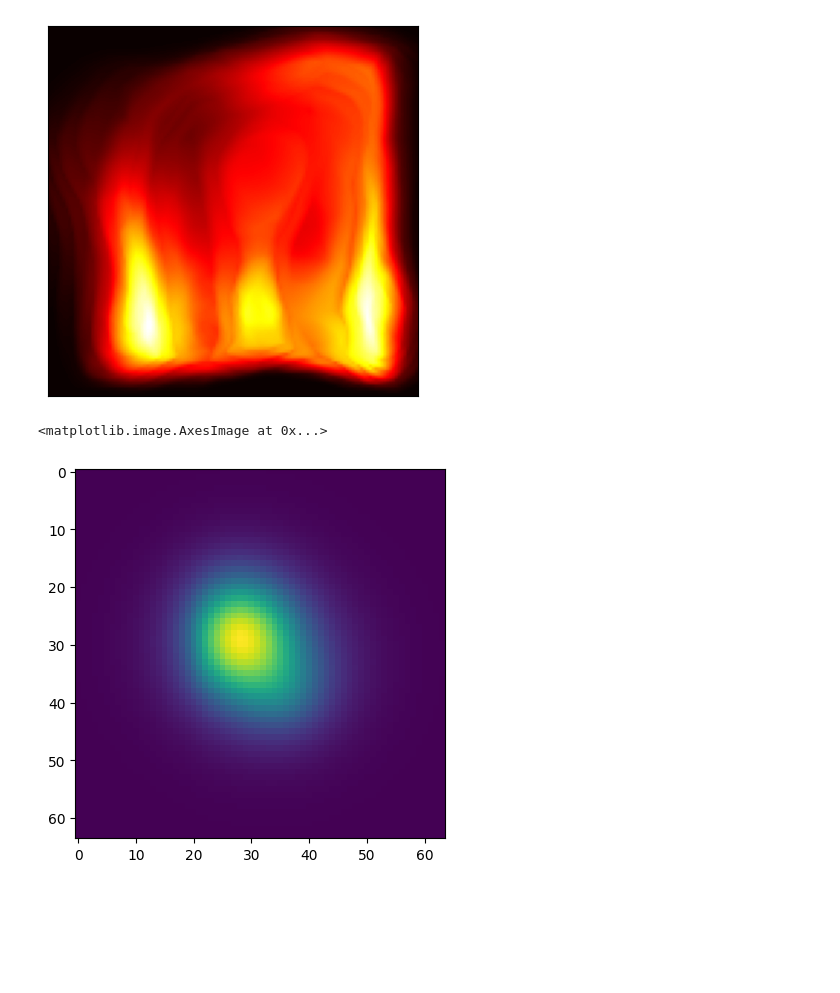
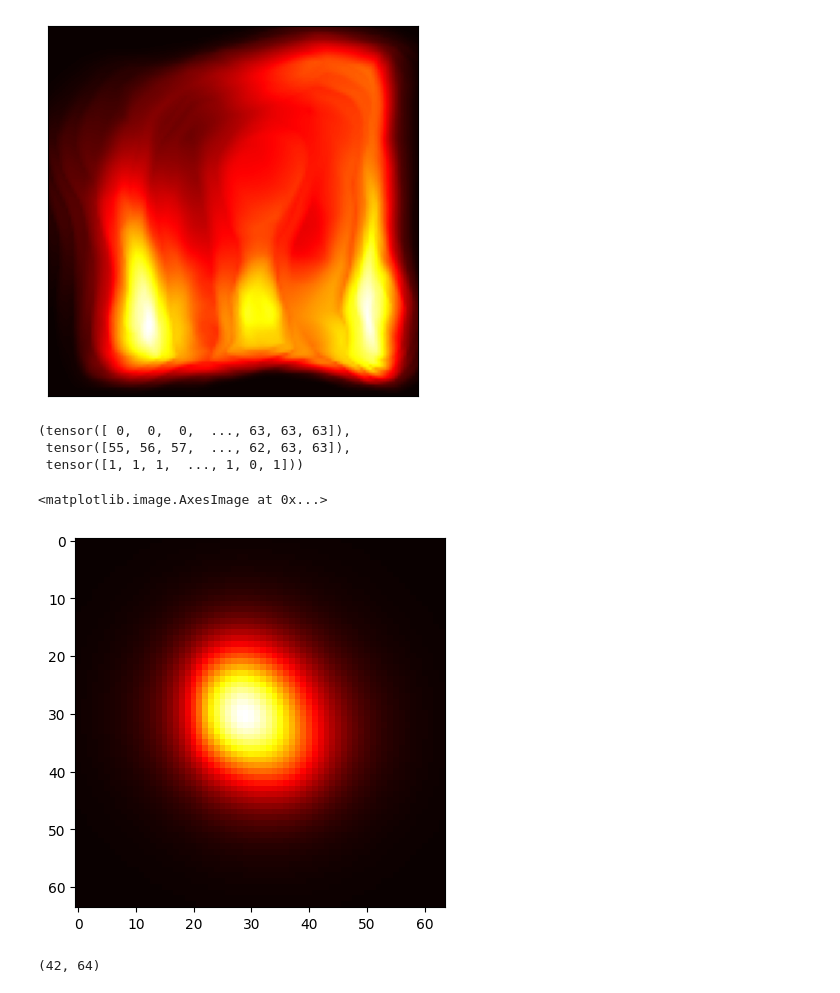
Before and after one commit to srodsanz/nlos-viewpoints, a Jupyter notebook: 202401_NETF_TF.ipynb, the cells around one changed output. Cells and saved outputs as stored; diff of their text form; code cells hidden in the pictures; blank space fills up the shorter version.

```diff
--- a/202401_NETF_TF.ipynb
+++ b/202401_NETF_TF.ipynb
@@ -56,7 +86,7 @@ ax.imshow(rec, cmap="hot")
 <matplotlib.image.AxesImage at 0x...>
 [figure]
 # %%
-path = "./data/bunny-scene-64/bunny-scene.hdf5"
+path = "./data/nlos-letters/nlos-letters.hdf5"
 gt_data = tal.io.read_capture(path)
 tal.reconstruct.compensate_laser_cos_dsqr(gt_data)
 gt_H = torch.from_numpy(gt_data.H)
@@ -67,6 +104,14 @@ a = gt_H*t_bins[..., None, None]
+# %%
+rw = scene.relay_wall()
+offset = 1 / np.sqrt(2)
+torch.where(rw > offset)
+# %% [output]
+(tensor([ 0,  0,  0,  ..., 63, 63, 63]),
+ tensor([55, 56, 57,  ..., 62, 63, 63]),
+ tensor([1, 1, 1,  ..., 1, 0, 1]))
 # %%
-projected = torch.sum(a, dim=0).cpu().detach().numpy()
-plt.imshow(projected)
+projected_lc_np = torch.sum(gt_H, dim=0).detach().cpu().numpy()
+plt.imshow(projected_lc_np, cmap="hot")
 # %% [output]
 <matplotlib.image.AxesImage at 0x...>
-[figure, old version]
+[figure, new version]
@@ -72,0 +127,4 @@ plt.imshow(projected)
+# %%
+projected_lc[label.flatten() == 1].shape
+# %% [output]
+(42, 64)
```
Also changed, not shown: parts of 18 cells of this notebook, 55 other files.
